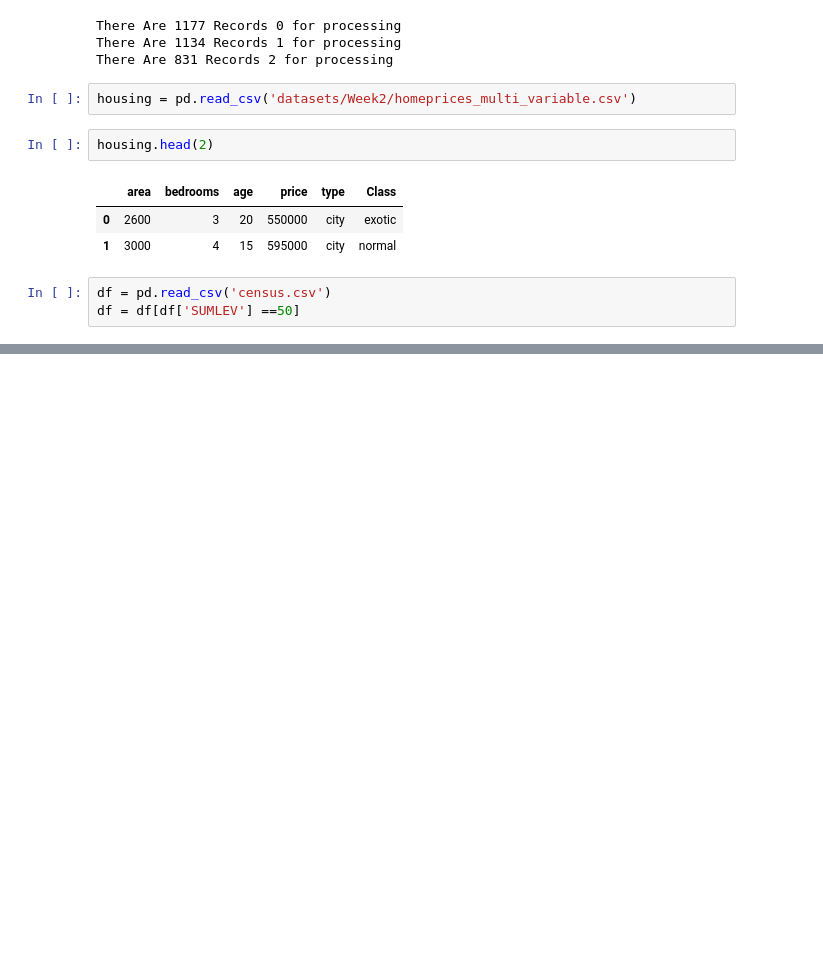
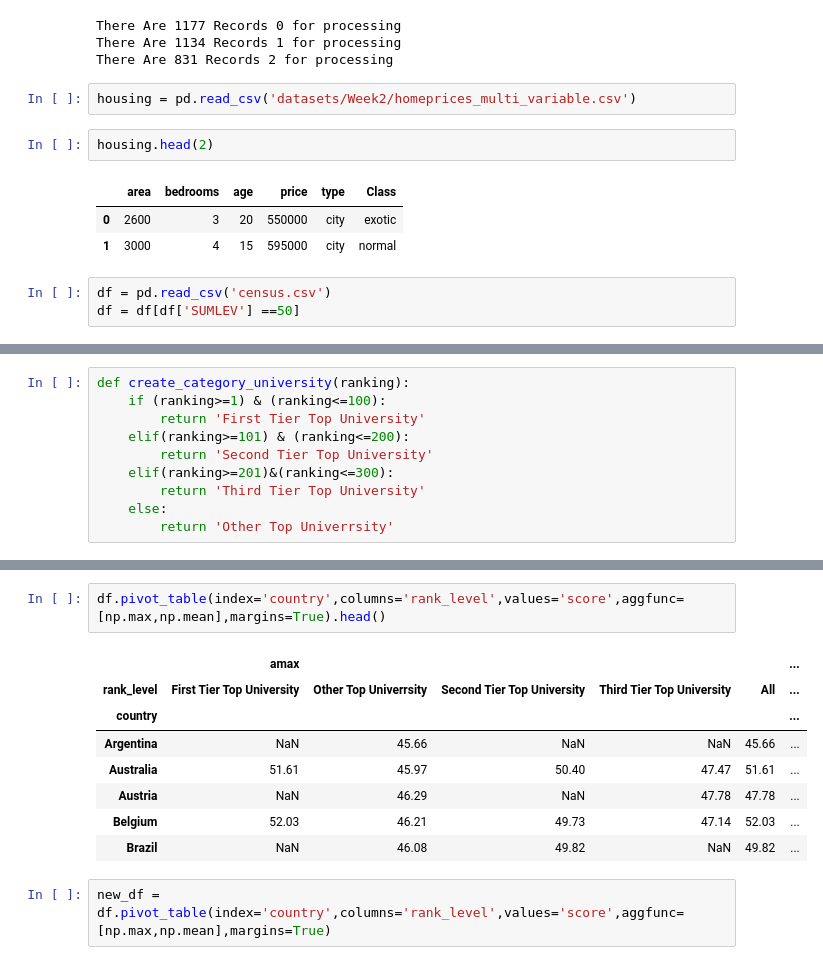
Before and after one commit to shohelbspi/Introduction-to-Data-Science-in-Python, a Jupyter notebook: Week_3.ipynb, the cells around one changed output, grey strips where cells are left out. Saved outputs shown, nothing was run; the diff lists cells and outputs as text; blank space fills up the shorter version.

```diff
--- a/Week_3.ipynb
+++ b/Week_3.ipynb
@@ -1128,0 +1169,10 @@ Categories (10, interval[float64, right]): [(23065.339, 148158.089] < (148158.08
+# %%
+def create_category_university(ranking):
+    if (ranking>=1) & (ranking<=100):
+        return 'First Tier Top University'
+    elif(ranking>=101) & (ranking<=200):
+        return 'Second Tier Top University'
+    elif(ranking>=201)&(ranking<=300):
+        return 'Third Tier Top University'
+    else:
+        return 'Other Top Univerrsity'
@@ -1128,0 +1221,13 @@ Categories (10, interval[float64, right]): [(23065.339, 148158.089] < (148158.08
+# %%
+df.pivot_table(index='country',columns='rank_level',values='score',aggfunc=[np.max,np.mean],margins=True).head()
+# %% [output]
+|  | amax |  |  |  |  | ... |
+| rank_level | First Tier Top University | Other Top Univerrsity | Second Tier Top University | Third Tier Top University | All | ... |
+| country |  |  |  |  |  | ... |
+| Argentina | NaN | 45.66 | NaN | NaN | 45.66 | ... |
+| Australia | 51.61 | 45.97 | 50.40 | 47.47 | 51.61 | ... |
+| Austria | NaN | 46.29 | NaN | 47.78 | 47.78 | ... |
+| Belgium | 52.03 | 46.21 | 49.73 | 47.14 | 52.03 | ... |
+| Brazil | NaN | 46.08 | 49.82 | NaN | 49.82 | ... |
+# %%
+new_df = df.pivot_table(index='country',columns='rank_level',values='score',aggfunc=[np.max,np.mean],margins=True)
```
Also changed, not shown: parts of 98 cells of this notebook, 2 other files.
